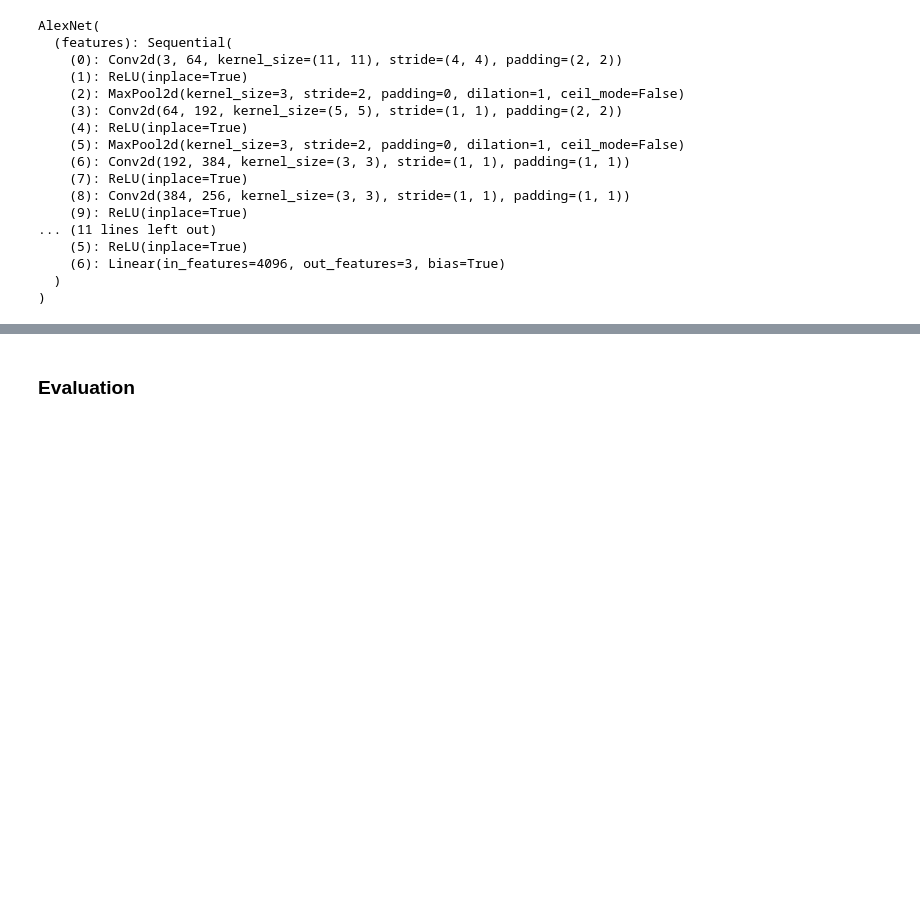
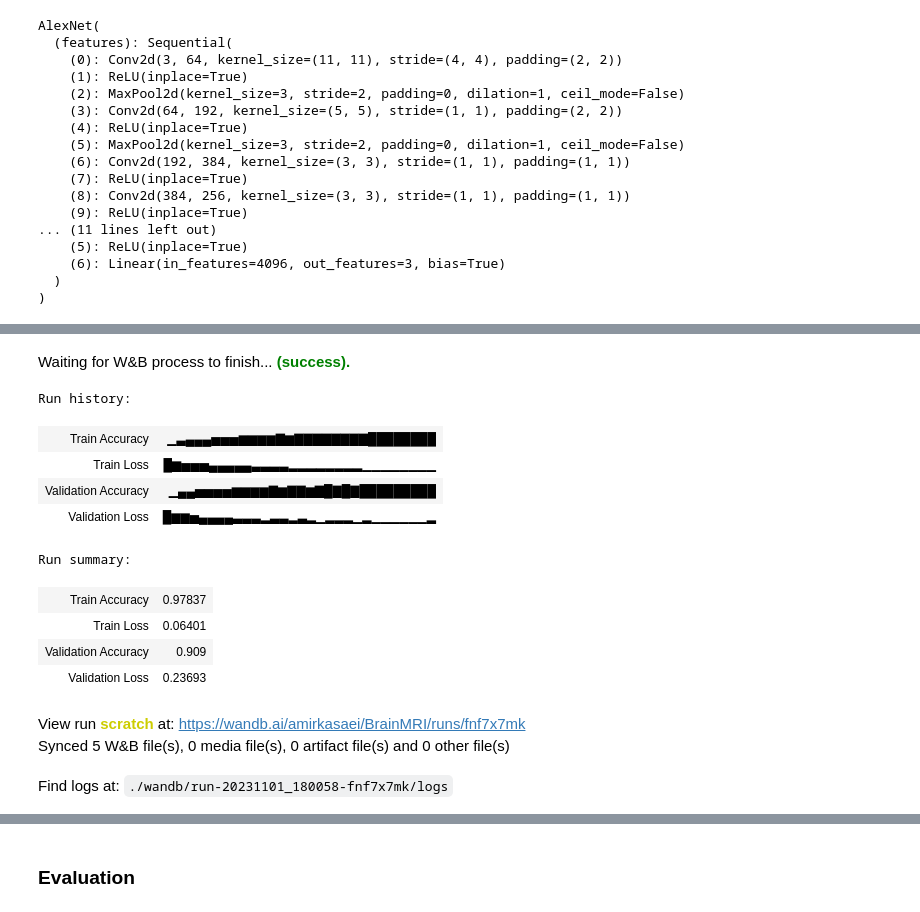
Before and after one commit to amirkasaei/Intelligent-Analysis-of-Biomedical-Images, a Jupyter notebook: HW/SPB_HW2/Prac/BrainMRI.ipynb, the cells around one changed output, grey strips where cells are left out. Cells and saved outputs as stored; diff of their text form; code cells hidden in the pictures; blank space fills up the shorter version.

```diff
--- a/HW/SPB_HW2/Prac/BrainMRI.ipynb
+++ b/HW/SPB_HW2/Prac/BrainMRI.ipynb
@@ -332,0 +334,2 @@ AlexNet(
+# %%
+scratch = wandb.init(project='BrainMRI', name='scratch')
@@ -333,9 +343,11 @@ AlexNet(
 # %%
 lr = 1e-4
-num_epochs = 50
+num_epochs = 30
 
 criterion = nn.CrossEntropyLoss()
 optimizer = optim.Adam(filter(lambda p: p.requires_grad, model_sc.parameters()), lr=lr)
 scheduler = lr_scheduler.StepLR(optimizer, step_size=10, gamma=0.1)
 loss_dic, accuracy_dic = train(model_sc, dataloaders, criterion, optimizer, num_epochs, device)
+
+scratch.finish()
 # %% [output]
@@ -359,3 +371,17 @@ Epoch [50/50] - Train Loss: 0.0292 - Train Accuracy: 0.9900 - Validation Loss: 0
+Waiting for W&B process to finish... (success).
+Run history:
+| Train Accuracy | ▁▃▄▄▄▅▅▅▆▆▆▆▇▆▇▇▇▇▇▇▇▇████████ |
+| Train Loss | █▆▅▅▅▄▄▄▄▄▃▃▃▃▂▂▂▂▂▂▂▂▁▁▁▁▁▁▁▁ |
+| Validation Accuracy | ▁▄▄▅▅▅▅▆▆▆▆▇▆▇▇▆▇█▇█▇█████████ |
+| Validation Loss | █▆▆▅▄▄▄▄▃▃▃▂▃▃▂▃▂▁▂▂▂▁▂▁▁▁▁▁▁▂ |
+Run summary:
+| Train Accuracy | 0.97837 |
+| Train Loss | 0.06401 |
+| Validation Accuracy | 0.909 |
+| Validation Loss | 0.23693 |
+View run scratch at: https://wandb.ai/amirkasaei/BrainMRI/runs/fnf7x7mk
+Synced 5 W&B file(s), 0 media file(s), 0 artifact file(s) and 0 other file(s)
+Find logs at: ./wandb/run-20231101_180058-fnf7x7mk/logs
 # %%
 show_plots(num_epochs, accuracy_dic, 'accuracy')
 # %% [output]
```
Also changed, not shown: parts of 54 cells of this notebook.
